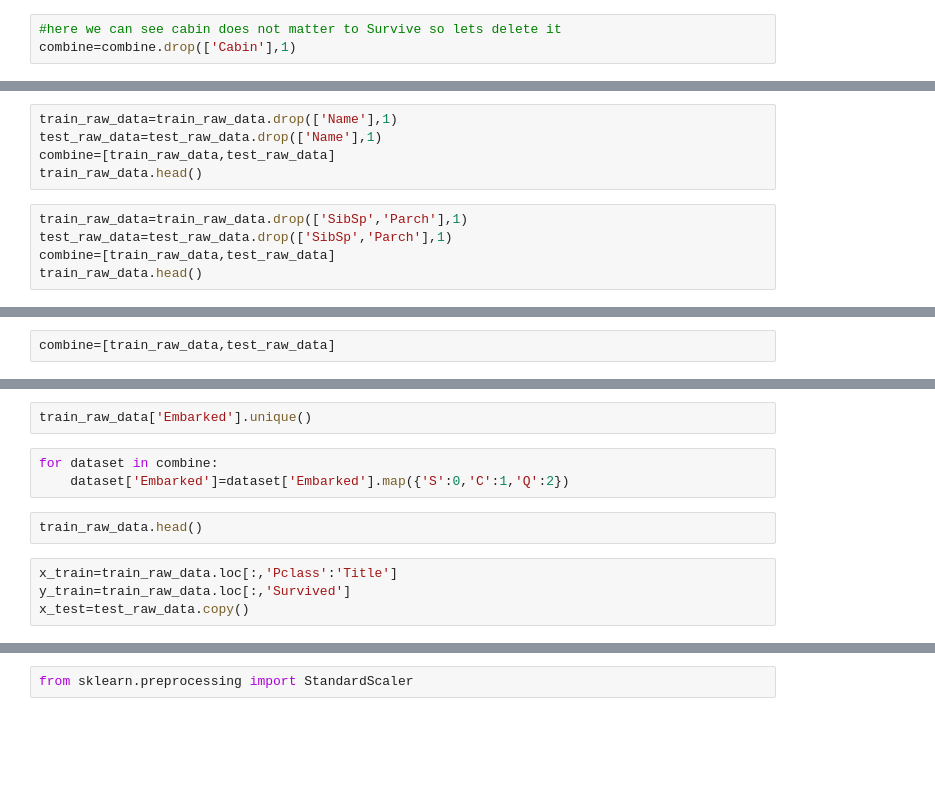
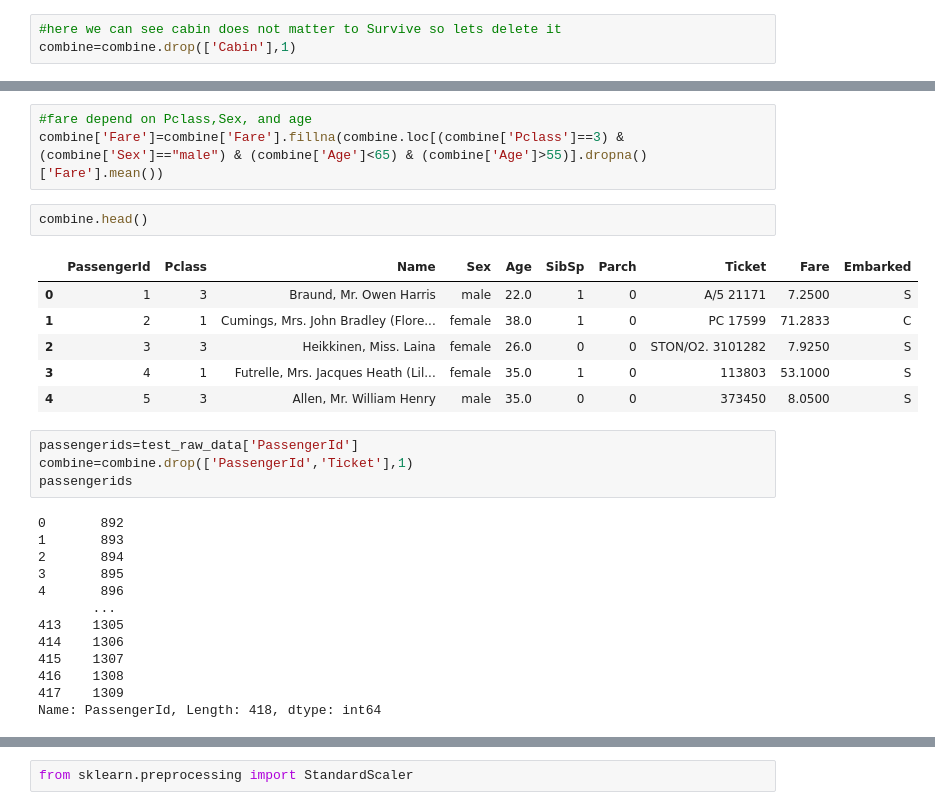
Before and after one commit to bhalalaparas/Titanic-Kaggle, a Jupyter notebook: titanic-kaggel.ipynb, the cells around one changed output, grey strips where cells are left out. Cells and saved outputs as stored; diff of their text form; blank space fills up the shorter version.

```diff
--- a/titanic-kaggel.ipynb
+++ b/titanic-kaggel.ipynb
@@ -74,10 +56,0 @@ train_raw_data.head()
-# %%
-train_raw_data=train_raw_data.drop(['Name'],1)
-test_raw_data=test_raw_data.drop(['Name'],1)
-combine=[train_raw_data,test_raw_data]
-train_raw_data.head()
-# %%
-train_raw_data=train_raw_data.drop(['SibSp','Parch'],1)
-test_raw_data=test_raw_data.drop(['SibSp','Parch'],1)
-combine=[train_raw_data,test_raw_data]
-train_raw_data.head()
@@ -102,2 +56,0 @@ test_raw_data.isnull().sum()
-# %%
-combine=[train_raw_data,test_raw_data]
@@ -108,11 +57,29 @@ combine[1].head()
-# %%
-train_raw_data['Embarked'].unique()
-# %%
-for dataset in combine:
-    dataset['Embarked']=dataset['Embarked'].map({'S':0,'C':1,'Q':2})
-# %%
-train_raw_data.head()
-# %%
-x_train=train_raw_data.loc[:,'Pclass':'Title']
-y_train=train_raw_data.loc[:,'Survived']
-x_test=test_raw_data.copy()
+# %%
+#fare depend on Pclass,Sex, and age
+combine['Fare']=combine['Fare'].fillna(combine.loc[(combine['Pclass']==3) & (combine['Sex']=="male") & (combine['Age']<65) & (combine['Age']>55)].dropna()['Fare'].mean())
+# %%
+combine.head()
+# %% [output]
+|  | PassengerId | Pclass | Name | Sex | Age | SibSp | Parch | Ticket | Fare | Embarked |
+| 0 | 1 | 3 | Braund, Mr. Owen Harris | male | 22.0 | 1 | 0 | A/5 21171 | 7.2500 | S |
+| 1 | 2 | 1 | Cumings, Mrs. John Bradley (Flore... | female | 38.0 | 1 | 0 | PC 17599 | 71.2833 | C |
+| 2 | 3 | 3 | Heikkinen, Miss. Laina | female | 26.0 | 0 | 0 | STON/O2. 3101282 | 7.9250 | S |
+| 3 | 4 | 1 | Futrelle, Mrs. Jacques Heath (Lil... | female | 35.0 | 1 | 0 | 113803 | 53.1000 | S |
+| 4 | 5 | 3 | Allen, Mr. William Henry | male | 35.0 | 0 | 0 | 373450 | 8.0500 | S |
+# %%
+passengerids=test_raw_data['PassengerId']
+combine=combine.drop(['PassengerId','Ticket'],1)
+passengerids
+# %% [output]
+0       892
+1       893
+2       894
+3       895
+4       896
+       ...
+413    1305
+414    1306
+415    1307
+416    1308
+417    1309
+Name: PassengerId, Length: 418, dtype: int64
```
Also changed, not shown: parts of 50 cells of this notebook.
